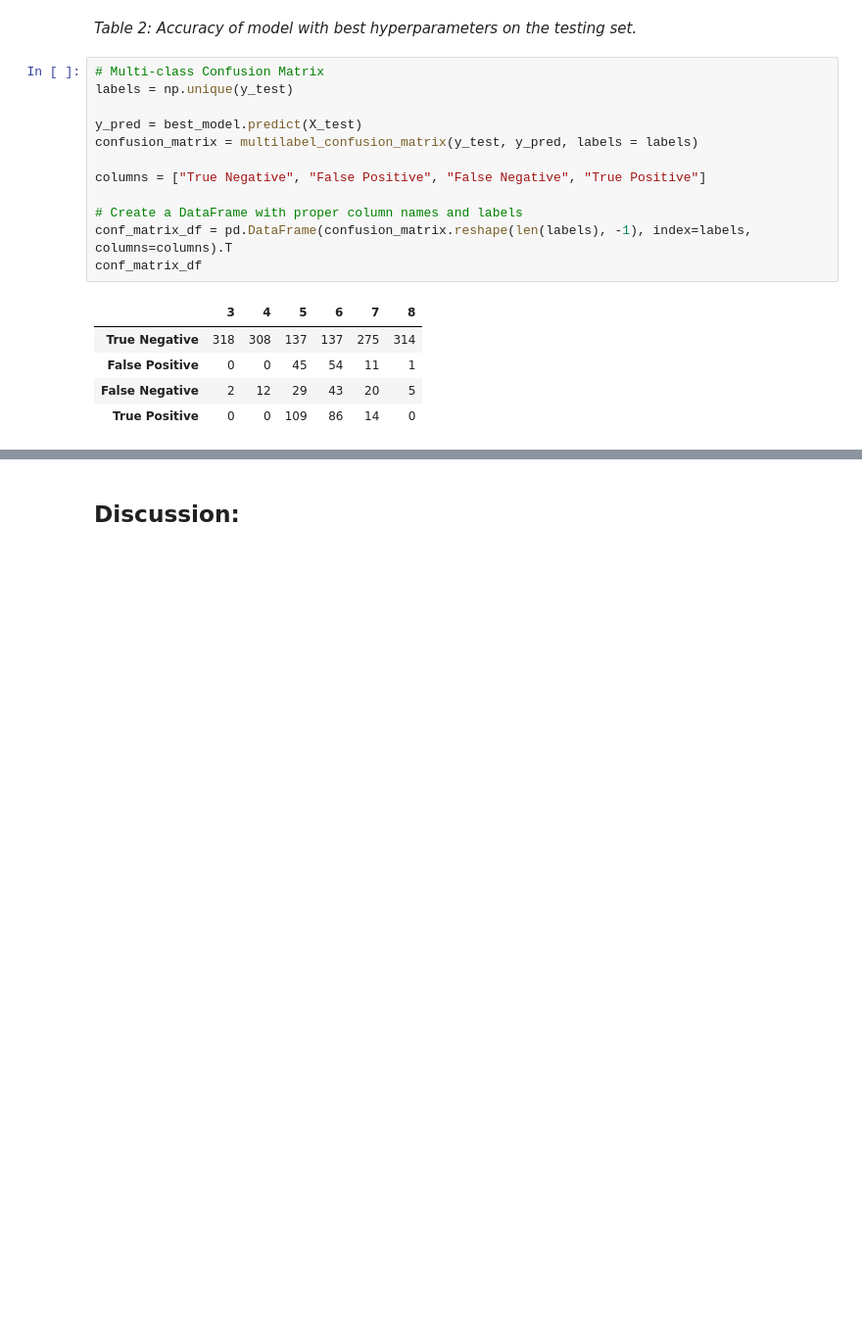
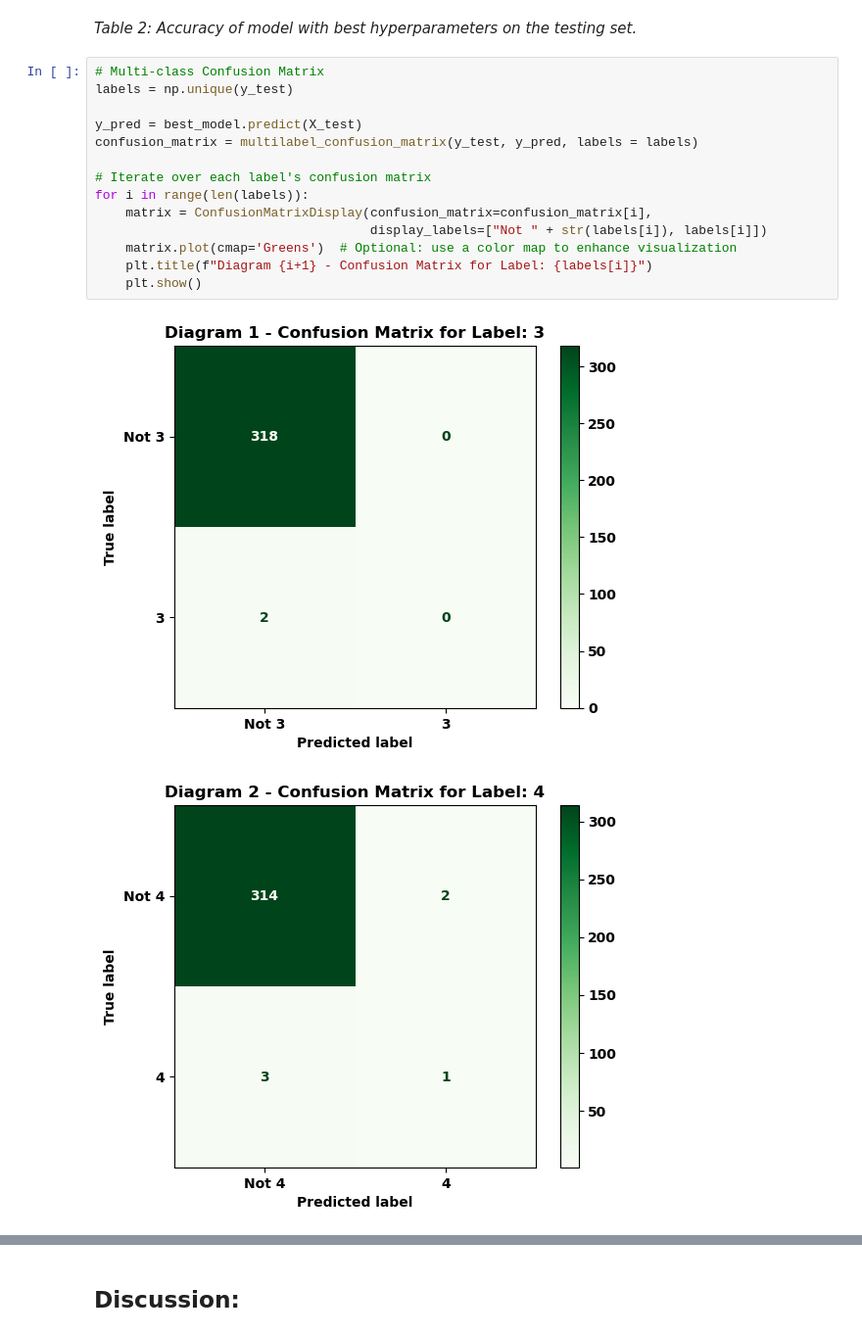
Before and after one commit to UBC-MDS/wine_quality_predictor_group1, a Jupyter notebook: notebooks/wine_predictor_analysis_report.ipynb, the cells around one changed output, grey strips where cells are left out. Shown: that part at 98% size. Saved outputs shown, nothing was run; the diff lists cells and outputs as text; blank space fills up the shorter version.

Commit message:
added confusion matrix diagrams for results

```diff
--- a/notebooks/wine_predictor_analysis_report.ipynb
+++ b/notebooks/wine_predictor_analysis_report.ipynb
@@ -235,18 +235,17 @@ _Table 2: Accuracy of model with best hyperparameters on the testing set._
 # %%
 # Multi-class Confusion Matrix
 labels = np.unique(y_test)
 
 y_pred = best_model.predict(X_test)
 confusion_matrix = multilabel_confusion_matrix(y_test, y_pred, labels = labels)
 
-columns = ["True Negative", "False Positive", "False Negative", "True Positive"]
-
-# Create a DataFrame with proper column names and labels
-conf_matrix_df = pd.DataFrame(confusion_matrix.reshape(len(labels), -1), index=labels, columns=columns).T
-conf_matrix_df
+# Iterate over each label's confusion matrix
+for i in range(len(labels)):
+    matrix = ConfusionMatrixDisplay(confusion_matrix=confusion_matrix[i],
+                                    display_labels=["Not " + str(labels[i]), labels[i]])
+    matrix.plot(cmap='Greens')  # Optional: use a color map to enhance visualization
+    plt.title(f"Diagram {i+1} - Confusion Matrix for Label: {labels[i]}")
+    plt.show()
 # %% [output]
-|  | 3 | 4 | 5 | 6 | 7 | 8 |
-| True Negative | 318 | 308 | 137 | 137 | 275 | 314 |
-| False Positive | 0 | 0 | 45 | 54 | 11 | 1 |
-| False Negative | 2 | 12 | 29 | 43 | 20 | 5 |
-| True Positive | 0 | 0 | 109 | 86 | 14 | 0 |
+[figure, added]
+[figure, added]
```
Also changed, not shown: parts of 8 cells of this notebook.
